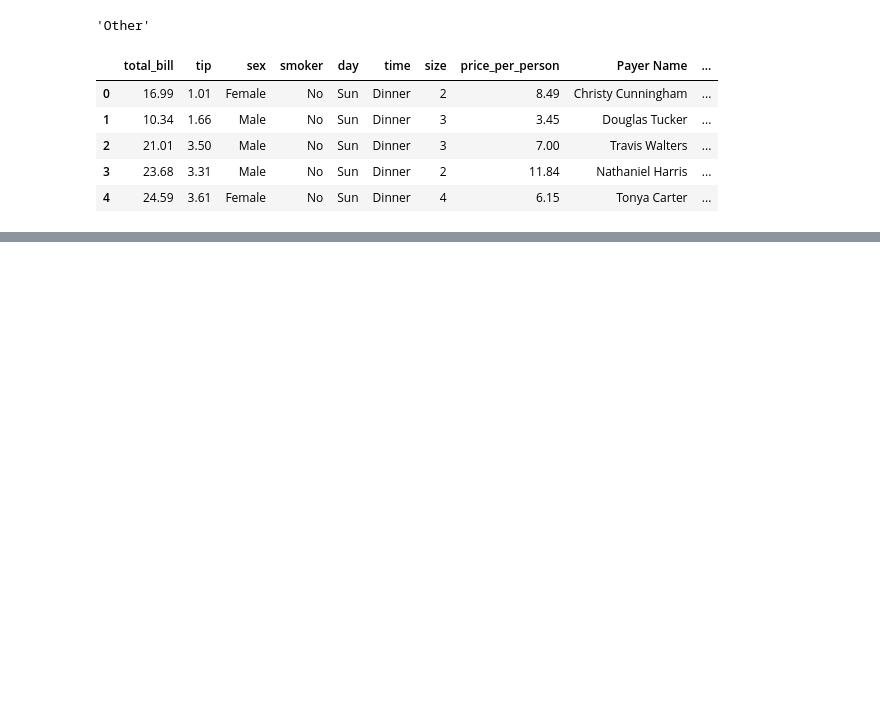
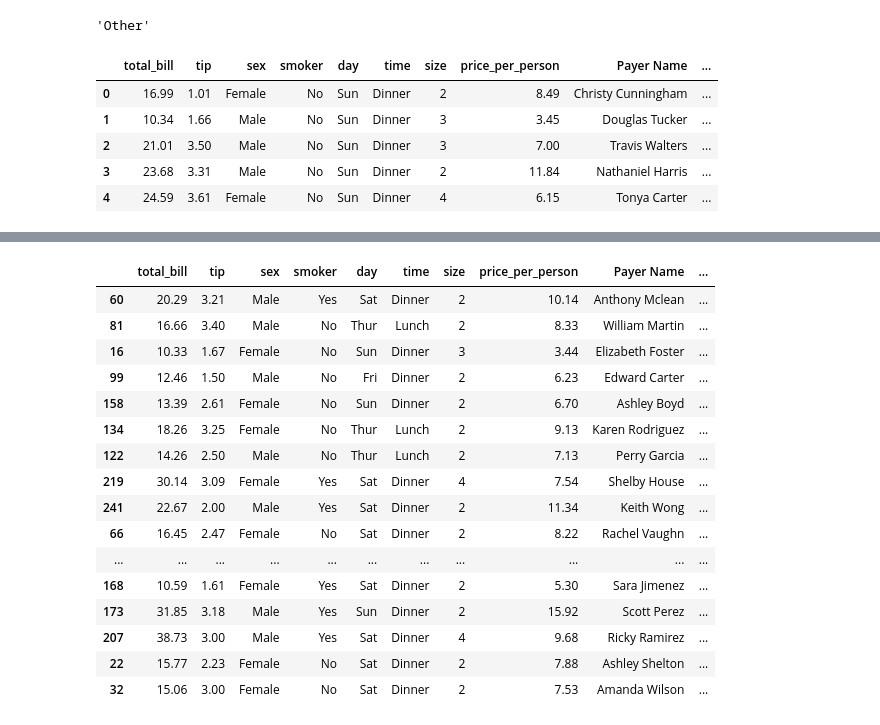
Before and after one commit to YolbarsZiya1997/data_science, a Jupyter notebook: pandas/useful_methods_singlecolumn.ipynb, the cells around one changed output, grey strips where cells are left out. Cells and saved outputs as stored; diff of their text form; code cells hidden in the pictures; blank space fills up the shorter version.

```diff
--- a/pandas/useful_methods_singlecolumn.ipynb
+++ b/pandas/useful_methods_singlecolumn.ipynb
@@ -148,0 +162,2 @@ df.head()
+# %%
+df = pd.read_csv('tips.csv')
@@ -148,0 +414,20 @@ df.head()
+# %%
+df.sample(frac=0.1)
+# %% [output]
+|  | total_bill | tip | sex | smoker | day | time | size | price_per_person | Payer Name | ... |
+| 60 | 20.29 | 3.21 | Male | Yes | Sat | Dinner | 2 | 10.14 | Anthony Mclean | ... |
+| 81 | 16.66 | 3.40 | Male | No | Thur | Lunch | 2 | 8.33 | William Martin | ... |
+| 16 | 10.33 | 1.67 | Female | No | Sun | Dinner | 3 | 3.44 | Elizabeth Foster | ... |
+| 99 | 12.46 | 1.50 | Male | No | Fri | Dinner | 2 | 6.23 | Edward Carter | ... |
+| 158 | 13.39 | 2.61 | Female | No | Sun | Dinner | 2 | 6.70 | Ashley Boyd | ... |
+| 134 | 18.26 | 3.25 | Female | No | Thur | Lunch | 2 | 9.13 | Karen Rodriguez | ... |
+| 122 | 14.26 | 2.50 | Male | No | Thur | Lunch | 2 | 7.13 | Perry Garcia | ... |
+| 219 | 30.14 | 3.09 | Female | Yes | Sat | Dinner | 4 | 7.54 | Shelby House | ... |
+| 241 | 22.67 | 2.00 | Male | Yes | Sat | Dinner | 2 | 11.34 | Keith Wong | ... |
+| 66 | 16.45 | 2.47 | Female | No | Sat | Dinner | 2 | 8.22 | Rachel Vaughn | ... |
+| ... | ... | ... | ... | ... | ... | ... | ... | ... | ... | ... |
+| 168 | 10.59 | 1.61 | Female | Yes | Sat | Dinner | 2 | 5.30 | Sara Jimenez | ... |
+| 173 | 31.85 | 3.18 | Male | Yes | Sun | Dinner | 2 | 15.92 | Scott Perez | ... |
+| 207 | 38.73 | 3.00 | Male | Yes | Sat | Dinner | 4 | 9.68 | Ricky Ramirez | ... |
+| 22 | 15.77 | 2.23 | Female | No | Sat | Dinner | 2 | 7.88 | Ashley Shelton | ... |
+| 32 | 15.06 | 3.00 | Female | No | Sat | Dinner | 2 | 7.53 | Amanda Wilson | ... |
```
Also changed, not shown: parts of 28 cells of this notebook, 1 other file.
